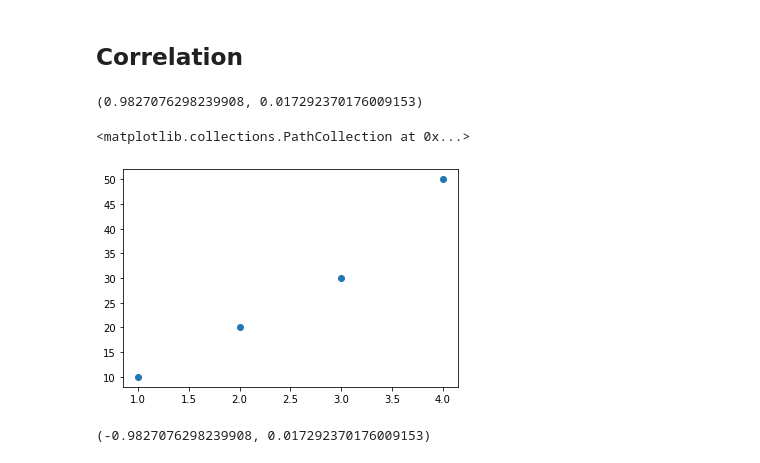
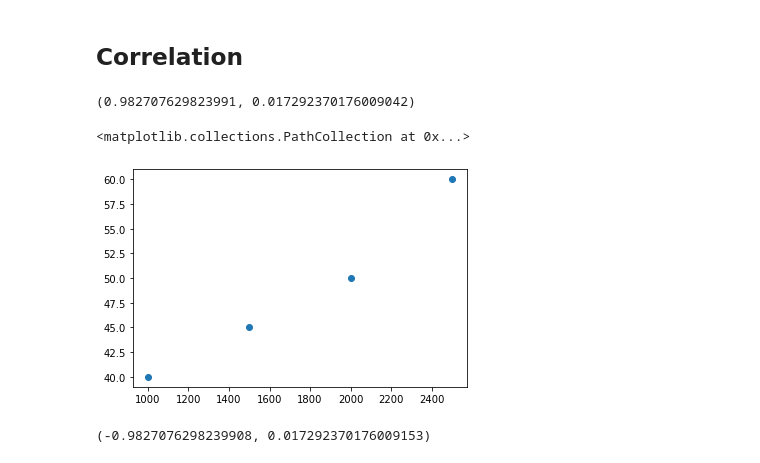
Before and after one commit to srikanthpragada/DS_18_MAY_2021, a Jupyter notebook: stats/salary_stats.ipynb, the cells around one changed output. Saved outputs shown, nothing was run; the diff lists cells and outputs as text; code cells hidden in the pictures.

```diff
--- a/stats/salary_stats.ipynb
+++ b/stats/salary_stats.ipynb
@@ -77,15 +75,15 @@ s.plot.box(showfliers = False)
 # %% [markdown]
 ## Correlation
-# %%
-# Positive correlation
-x = [1,2,3,4]
-y = [10,20,30,50]
-print(ss.pearsonr(x,y))
-plt.scatter(x,y)
-# %% [output]
-(0.9827076298239908, 0.017292370176009153)
-<matplotlib.collections.PathCollection at 0x...>
-[figure, removed]
+# %%
+# Positive correlation
+sqft = [1000,2000,1500,2500]
+price = [40,50,45,60]
+print(ss.pearsonr(sqft,price))
+plt.scatter(sqft,price)
+# %% [output]
+(0.982707629823991, 0.017292370176009042)
+<matplotlib.collections.PathCollection at 0x...>
+[figure, added]
 # %%
 # Negative
 x = [4,3,2,1]
```
Also changed, not shown: parts of 9 cells of this notebook, 2 other files.
